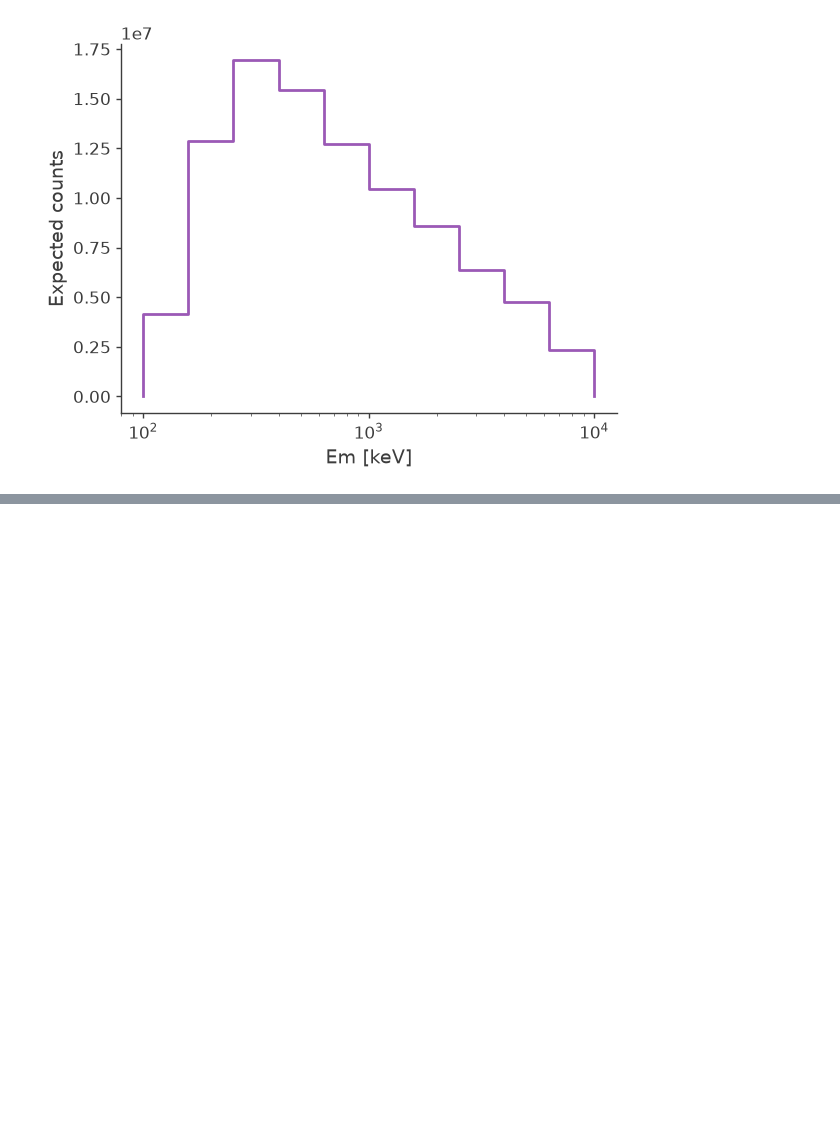
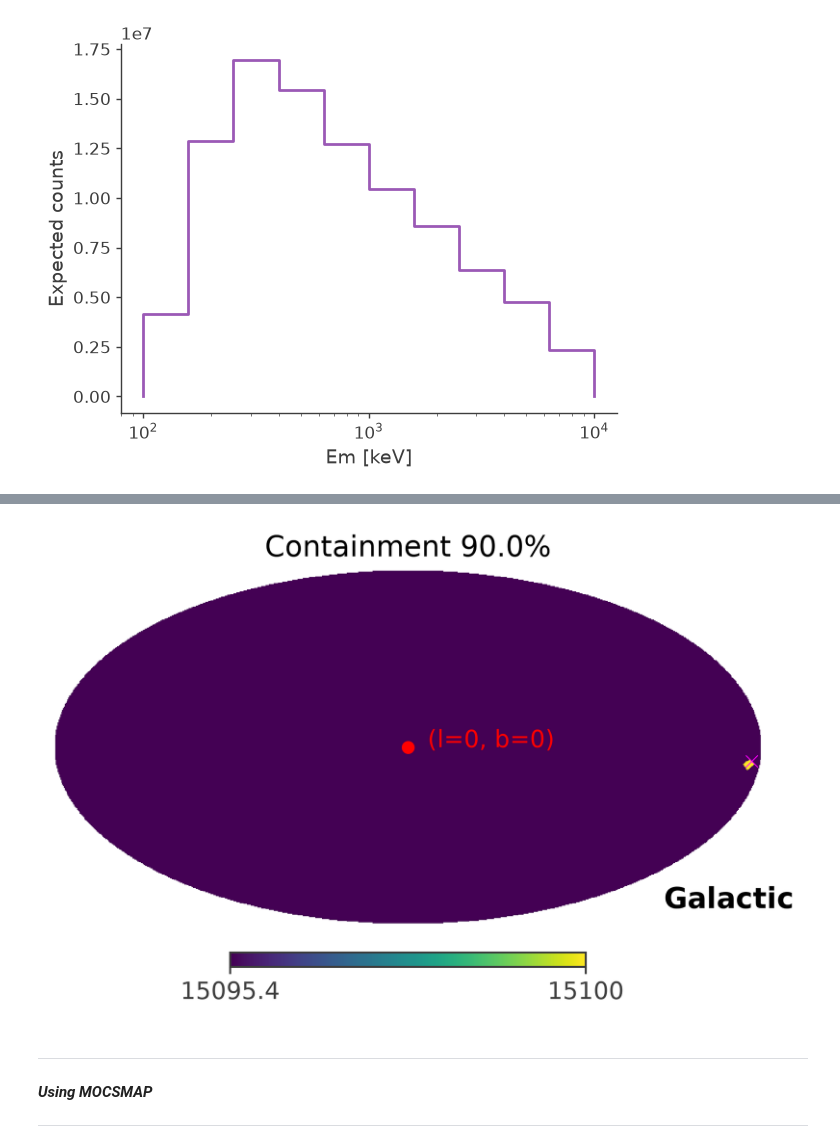
Before and after one commit to mquezada13/data-challenge-2-exploration, a Jupyter notebook: notebooks/Crab_spectral_fitanalysis.ipynb, the cells around one changed output, grey strips where cells are left out. Drawn from its saved outputs; the diff is of its cells as text; code cells hidden in the pictures; blank space fills up the shorter version.

```diff
--- a/notebooks/Crab_spectral_fitanalysis.ipynb
+++ b/notebooks/Crab_spectral_fitanalysis.ipynb
@@ -382,0 +486,9 @@ data_dc2 = cp.data_io.EmCDSBinnedData(dc2_source_counts + bg_source_counts)
+# %%
+# plot the 90% confidence region
+ts_dc1.plot_ts(ts_results_dc1, skycoord = coord, containment = 0.9)
+# %% [output]
+[figure, added]
+# %% [markdown]
+****
+***Using MOCSMAP***
+****
```
Also changed, not shown: parts of 55 cells of this notebook.
